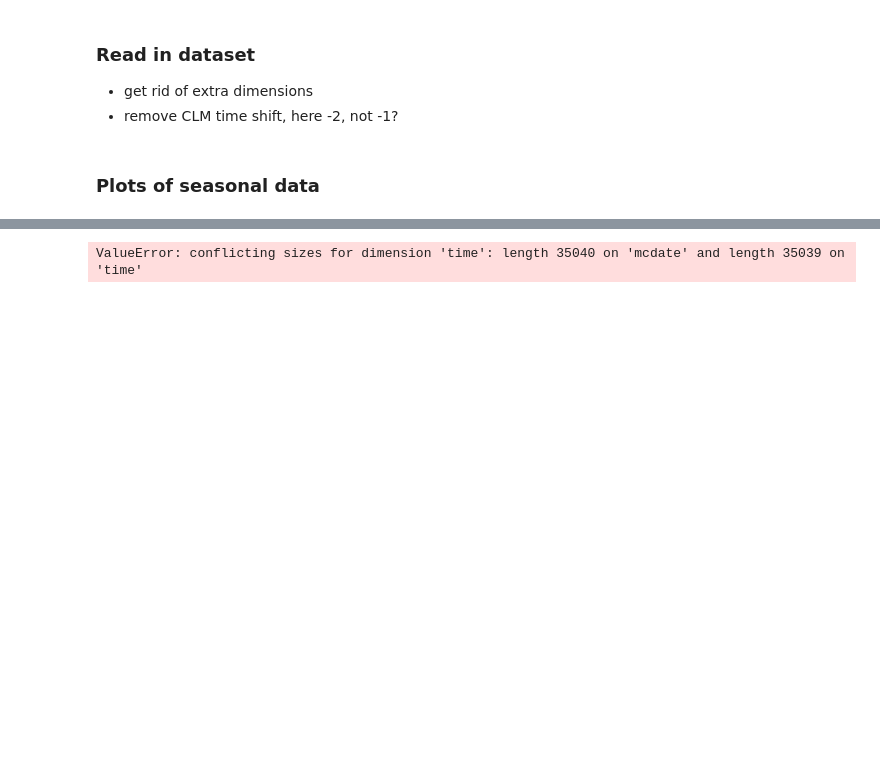
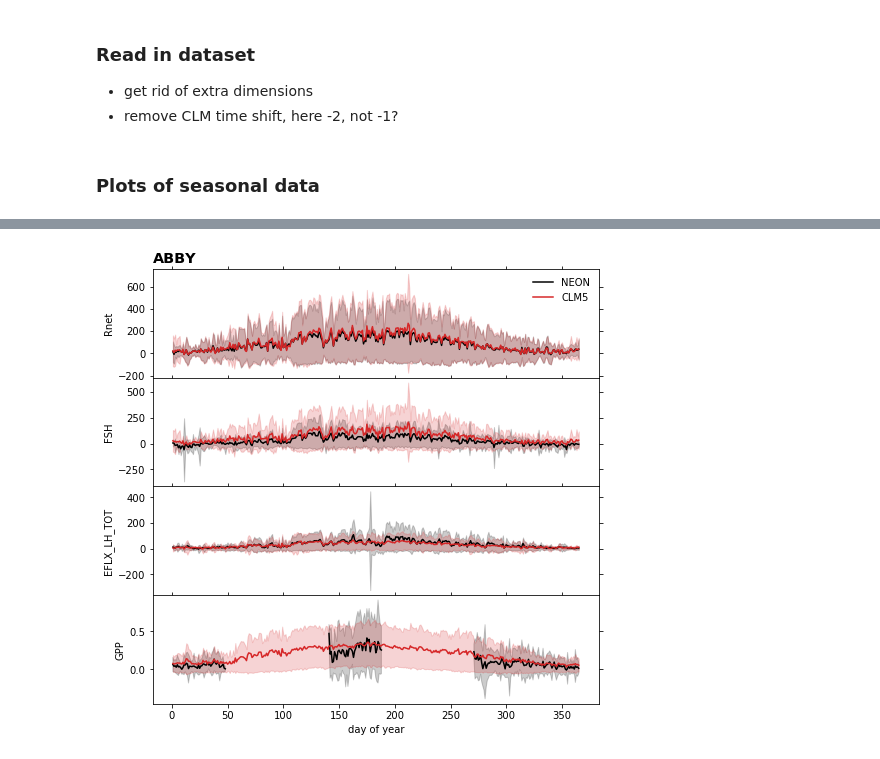
Before and after one commit to wwieder/ctsm_py, a Jupyter notebook: notebooks/ptCLM_NEON.ipynb, the cells around one changed output, grey strips where cells are left out. Saved outputs shown, nothing was run; the diff lists cells and outputs as text; code cells hidden in the pictures; blank space fills up the shorter version.

```diff
--- a/notebooks/ptCLM_NEON.ipynb
+++ b/notebooks/ptCLM_NEON.ipynb
@@ -206,4 +222,33 @@ Data variables:
-# %%
-dsCLM['time'] = dsCLM.time[1:]
-# %% [output]
-ValueError: conflicting sizes for dimension 'time': length 35040 on 'mcdate' and length 35039 on 'time'
+# %%
+fig, axs = plt.subplots(len(Var),1, sharex=True,
+                        gridspec_kw={'wspace': 0, 'hspace': 0},
+                        figsize=(8,8))
+for v in range(len(Var)):
+
+    obsX = dsOBS[Var[v]].groupby('time.dayofyear').mean()
+    clmX = dsCLM[Var[v]].groupby('time.dayofyear').mean()
+    obsSD = dsOBS[Var[v]].groupby('time.dayofyear').std()
+    clmSD = dsCLM[Var[v]].groupby('time.dayofyear').std()
+
+
+    axs[v].plot(obsX['dayofyear'], obsX, '-', color='k')
+    axs[v].fill_between(obsX['dayofyear'], obsX - obsSD, obsX + obsSD, alpha=0.2,color='k')
+    axs[v].plot(clmX['dayofyear'], clmX, '-',color='tab:red')
+    axs[v].fill_between(clmX['dayofyear'], clmX - clmSD, clmX + clmSD, alpha=0.2,color='tab:red')
+    axs[v].set_ylabel(Var[v])
+    axs[v].yaxis.set_ticks_position('both')# Ticks on all 4 sides
+    axs[v].xaxis.set_ticks_position('both')
+
+    # control titles & axis labels
+    # label colums of data with variables name
+    if v == 0:
+        axs[v].set_title(site, loc='left', fontsize='x-large', fontweight='bold')
+        axs[v].legend(('NEON','CLM5'), frameon=False)
+
+    # x-axis lables on bottom row of plots
+    if v == 3:
+        axs[v].set_xlabel('day of year')
+
+plt.savefig(OUTdir+site+'_FluxAnnual.pdf');
+# %% [output]
+[figure, added]
```
Also changed, not shown: parts of 16 cells of this notebook.
